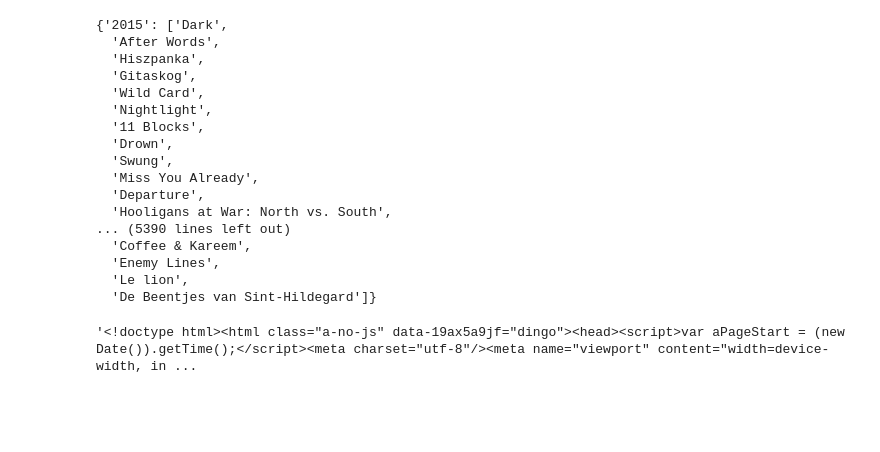
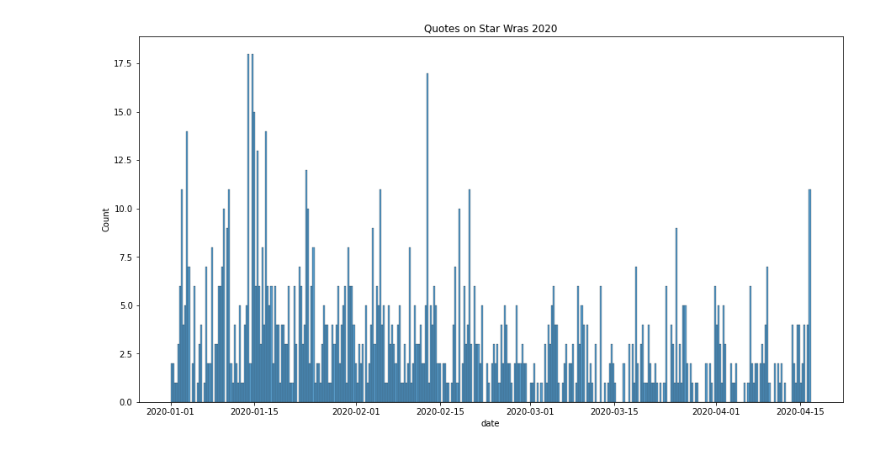
Before and after one commit to epfl-ada/ada-2021-project-f-jab, a Jupyter notebook: movies.ipynb, the cells around one changed output. Saved outputs shown, nothing was run; the diff lists cells and outputs as text; code cells hidden in the pictures; blank space fills up the shorter version.

Commit message:
imdb data processing and plots

```diff
--- a/movies.ipynb
+++ b/movies.ipynb
@@ -1,4 +1,8 @@
 # %%
 import pandas as pd
 import matplotlib.pyplot as plt
-df = pd.read_csv('./data/IMDb_movies.csv')
+import seaborn as sns
+import numpy as np
+imdb = pd.read_csv('./data/IMDb_movies.csv')
+quotes = pd.read_json('data/quotes-2020-domains.json', lines=True)
+box_office = pd.read_csv('./data/time_series_box_office_data/Star_Wars_Episode_IX___The_Rise_of_Skywalker___Box_Office_Mojo.csv')
@@ -52,28 +9,6 @@ with open('./data/relevant_movie_dict.pickle', 'rb') as f:
-# %%
-x
-# %% [output]
-{'2015': ['Dark',
-  'After Words',
-  'Hiszpanka',
-  'Gitaskog',
-  'Wild Card',
-  'Nightlight',
-  '11 Blocks',
-  'Drown',
-  'Swung',
-  'Miss You Already',
-  'Departure',
-  'Hooligans at War: North vs. South',
-... (5390 lines left out)
-  'Coffee & Kareem',
-  'Enemy Lines',
-  'Le lion',
-  'De Beentjes van Sint-Hildegard']}
-# %%
-import requests
-URL = 'https://www.boxofficemojo.com/release/rl2691925505/?ref_=bo_fr_table_1'
-r = requests.get(URL)
-page_body = r.text
-page_body
-# %% [output]
-'<!doctype html><html class="a-no-js" data-19ax5a9jf="dingo"><head><script>var aPageStart = (new Date()).getTime();</script><meta charset="utf-8"/><meta name="viewport" content="width=device-width, in ...
+# %%
+plt.figure(figsize = (15,8))
+plt.title('Quotes on Star Wras 2020')
+p = sns.histplot(data = quotes['date'], bins=365)
+# %% [output]
+[figure, added]
```
Also changed, not shown: parts of 18 cells of this notebook.
